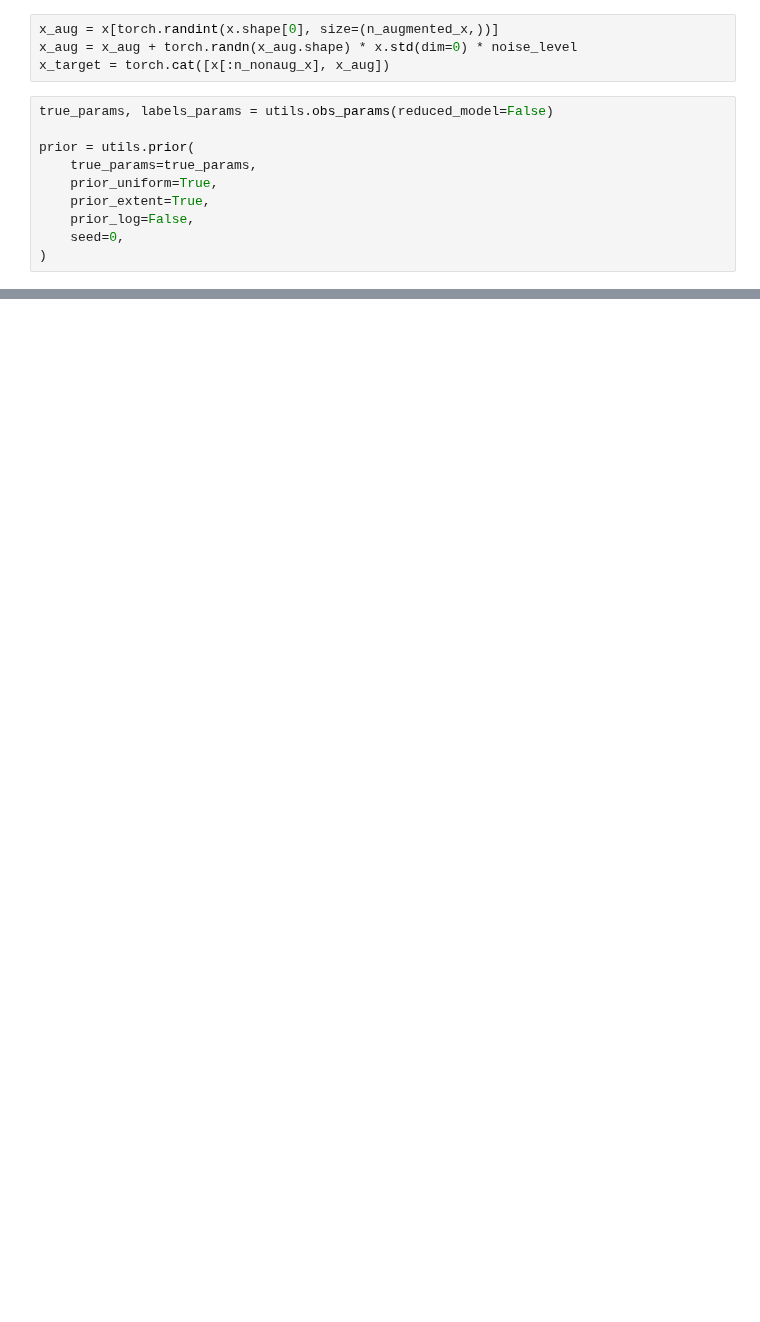
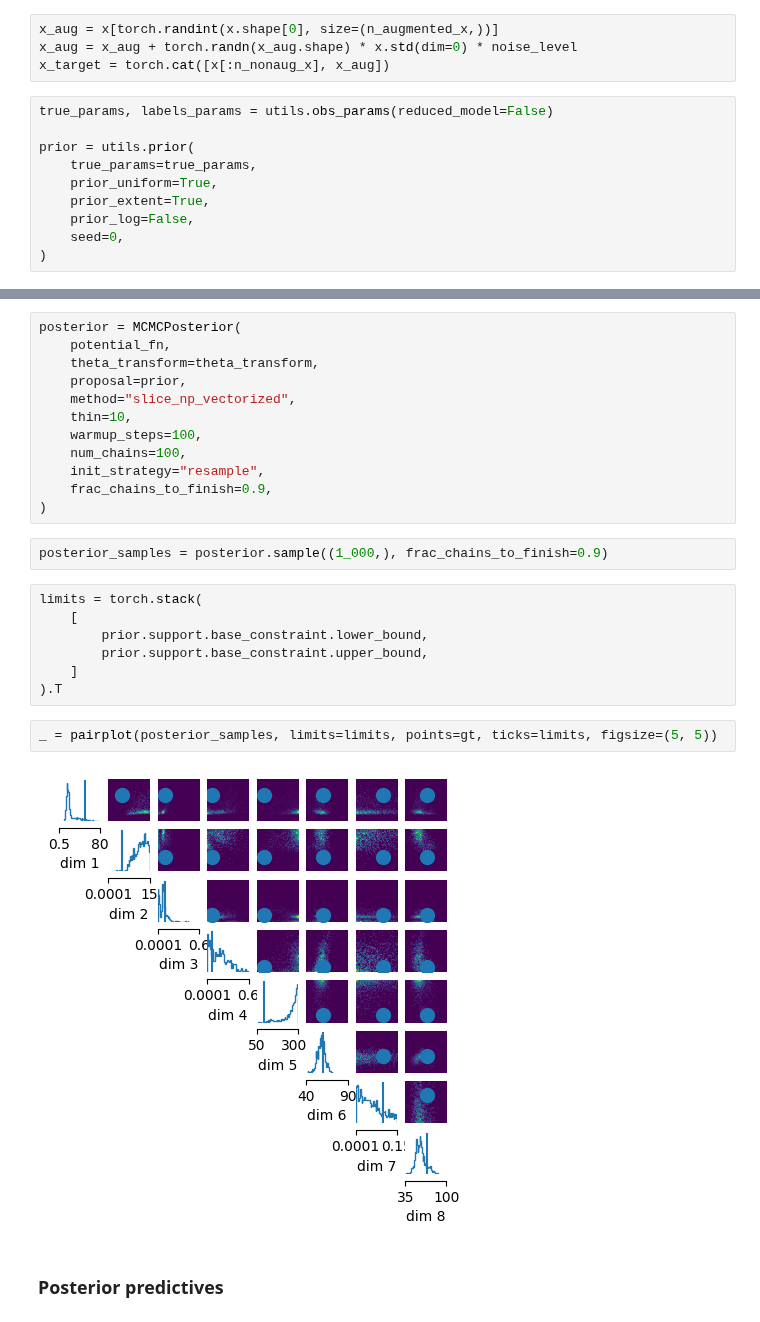
Before and after one commit to mackelab/neuralgbi, a Jupyter notebook: gbi/hh/train.ipynb, the cells around one changed output, grey strips where cells are left out. Cells and saved outputs as stored; diff of their text form; blank space fills up the shorter version.

```diff
--- a/gbi/hh/train.ipynb
+++ b/gbi/hh/train.ipynb
@@ -99,0 +147,27 @@ plt.savefig("z-score.png", dpi=200, bbox_inches="tight")
+# %%
+posterior = MCMCPosterior(
+    potential_fn,
+    theta_transform=theta_transform,
+    proposal=prior,
+    method="slice_np_vectorized",
+    thin=10,
+    warmup_steps=100,
+    num_chains=100,
+    init_strategy="resample",
+    frac_chains_to_finish=0.9,
+)
+# %%
+posterior_samples = posterior.sample((1_000,), frac_chains_to_finish=0.9)
+# %%
+limits = torch.stack(
+    [
+        prior.support.base_constraint.lower_bound,
+        prior.support.base_constraint.upper_bound,
+    ]
+).T
+# %%
+_ = pairplot(posterior_samples, limits=limits, points=gt, ticks=limits, figsize=(5, 5))
+# %% [output]
+[figure, added]
+# %% [markdown]
+### Posterior predictives
```
Also changed, not shown: parts of 26 cells of this notebook, 1 other file.
